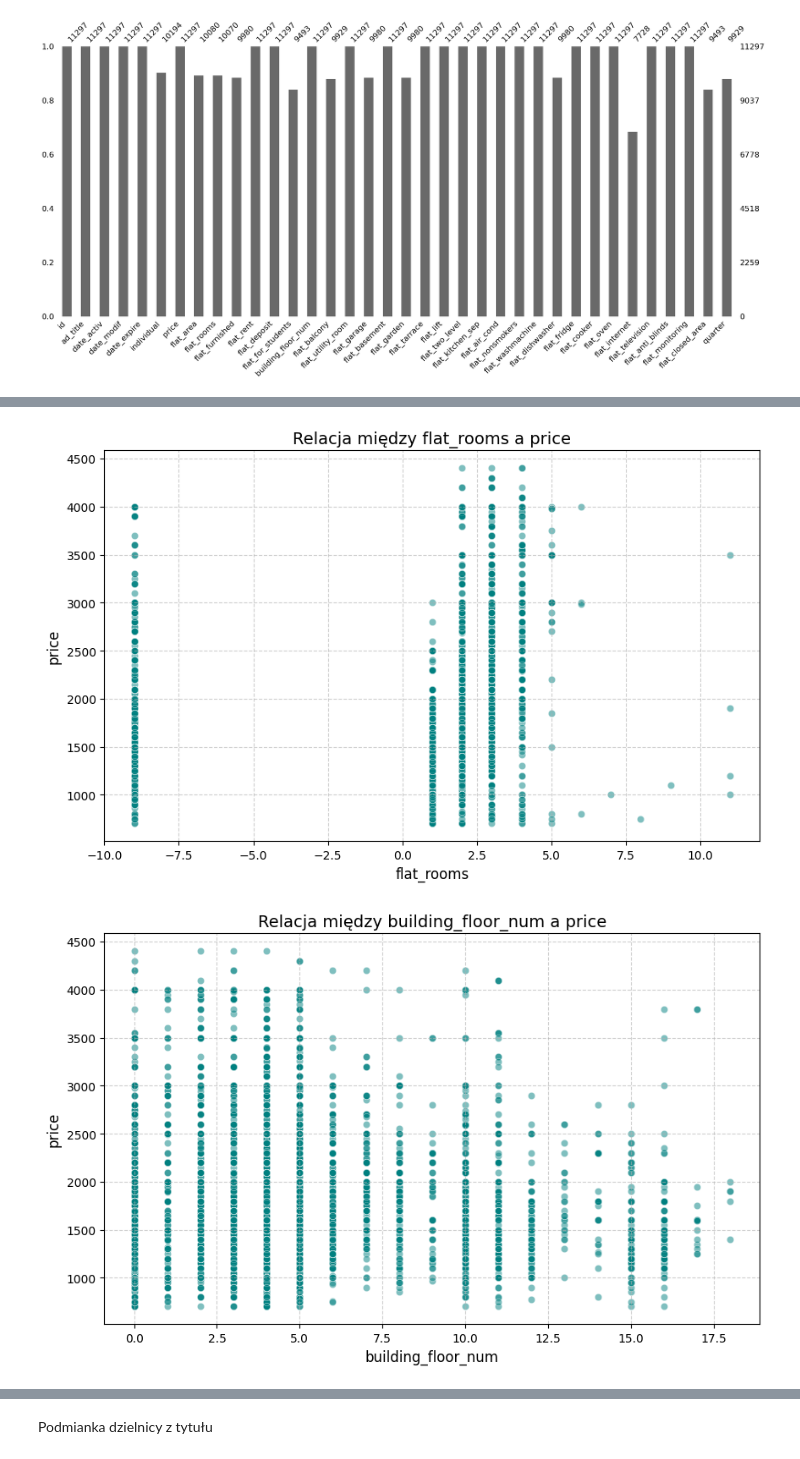
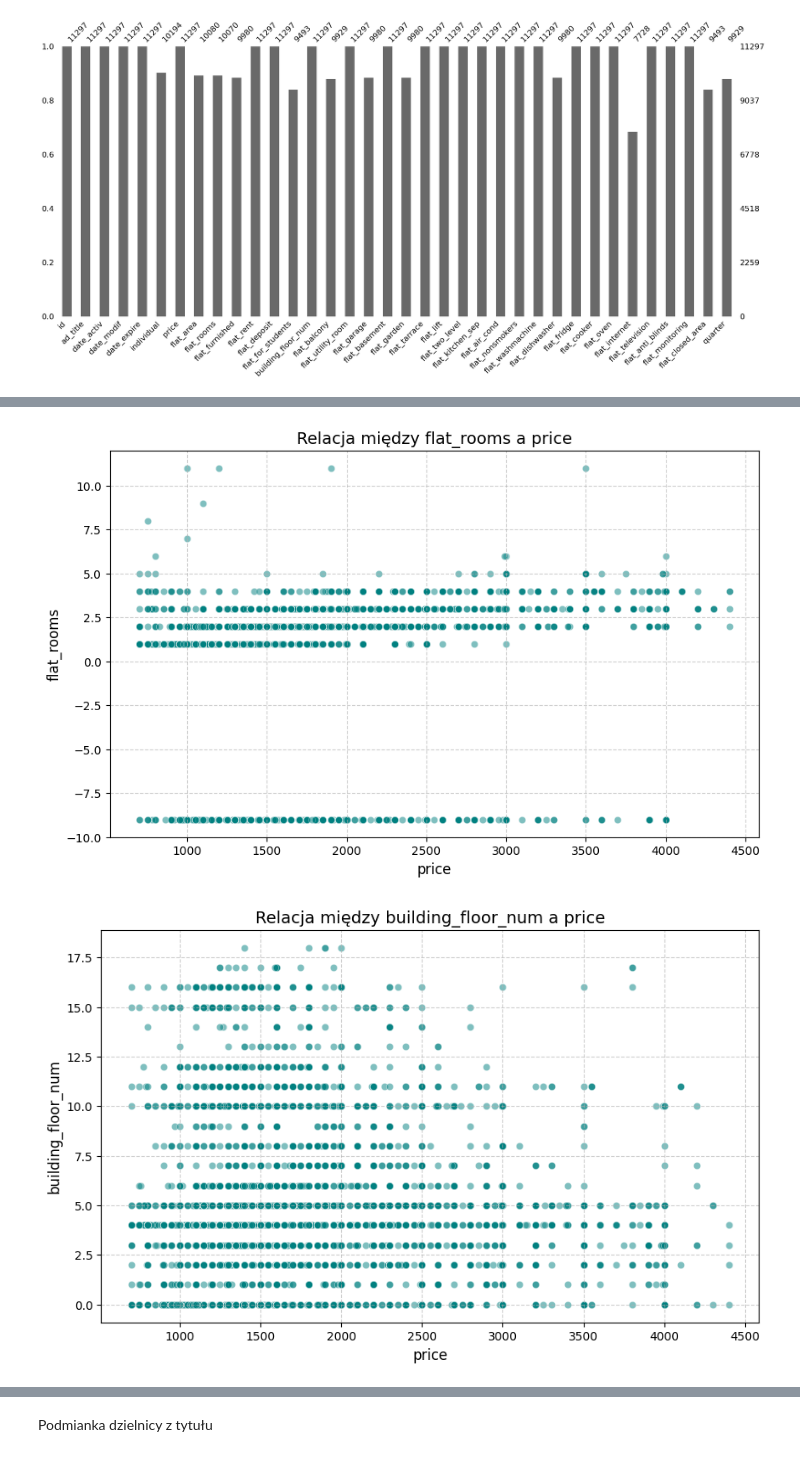
Before and after one commit to Wilsonuep/incomplete-data-coding-final, a Jupyter notebook: notebook.ipynb, the cells around one changed output, grey strips where cells are left out. Cells and saved outputs as stored; diff of their text form; code cells hidden in the pictures.

```diff
--- a/notebook.ipynb
+++ b/notebook.ipynb
@@ -89,11 +84,11 @@ cols_to_plot = ['flat_area', 'flat_rooms', 'building_floor_num']
 for col in cols_to_plot:
     plt.figure(figsize=(10, 6))
 
-    sns.scatterplot(data=train_clean, x=col, y='price', alpha=0.5, color='teal')
+    sns.scatterplot(data=train_clean, x='price', y=col, alpha=0.5, color='teal')
 
     plt.title(f'Relacja między {col} a price', fontsize=14)
-    plt.xlabel(f'{col}', fontsize=12)
-    plt.ylabel('price', fontsize=12)
+    plt.xlabel(f'price', fontsize=12)
+    plt.ylabel(f'{col}', fontsize=12)
     plt.grid(True, linestyle='--', alpha=0.6)
 
     plt.show()
@@ -102,2 +97,2 @@ for col in cols_to_plot:
-[figure, old version]
+[figure, new version]
-[figure, old version]
+[figure, new version]
```
Also changed, not shown: parts of 24 cells of this notebook.
